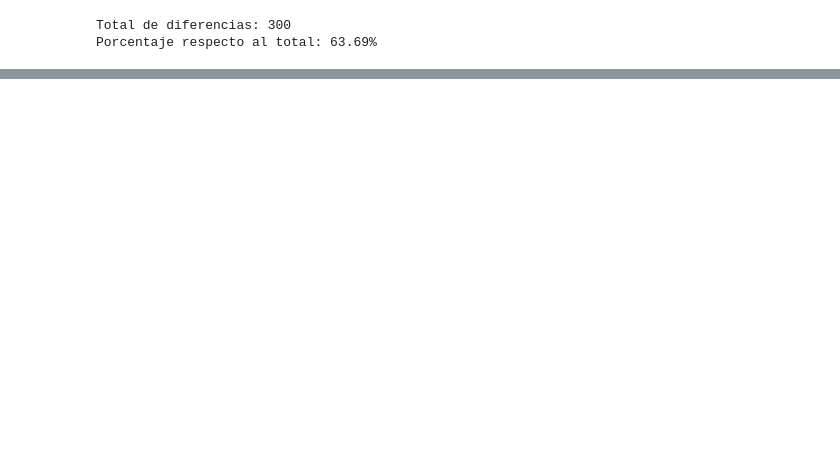
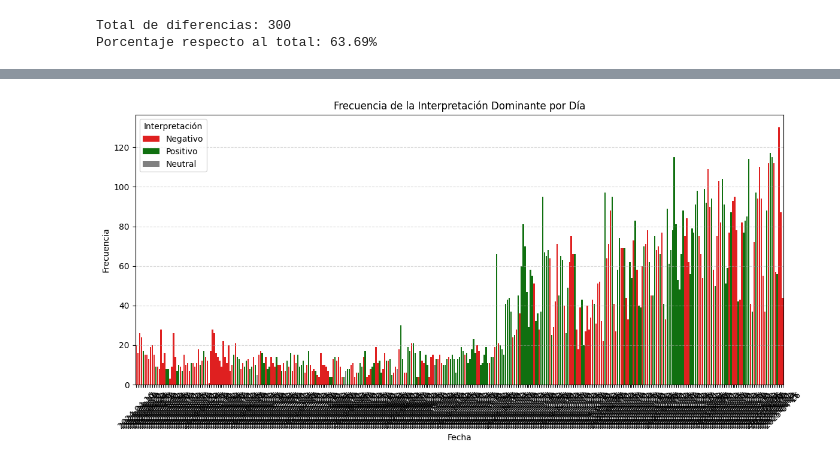
Before and after one commit to lmbsoft/patagonia-scrappers, a Jupyter notebook: fede/analisis_sentimiento_diario.ipynb, the cells around one changed output, grey strips where cells are left out. Cells and saved outputs as stored; diff of their text form; code cells hidden in the pictures; blank space fills up the shorter version.

```diff
--- a/fede/analisis_sentimiento_diario.ipynb
+++ b/fede/analisis_sentimiento_diario.ipynb
@@ -83,0 +107,8 @@ Porcentaje respecto al total: 63.69%
+# %%
+df_filtrado = df_comparado.copy()
+df_filtrado['fecha'] = pd.to_datetime(df_filtrado['fecha'])
+
+fecha_max = df_filtrado['fecha'].max()
+umbral = fecha_max - pd.Timedelta(days=365)
+
+df_filtrado = df_filtrado[df_filtrado['fecha'] >= umbral]
@@ -83,0 +119,30 @@ Porcentaje respecto al total: 63.69%
+# %%
+palette = {
+    'Positivo': 'green',
+    'Negativo': 'red',
+    'Neutral': 'gray'
+}
+
+# Crear el gráfico
+plt.figure(figsize=(12, 6))
+sns.barplot(
+    data=df_filtrado,
+    x='fecha',
+    y='frecuencia',
+    hue='interpretacion_moda',
+    dodge=False,
+    palette=palette
+)
+
+# Estética del gráfico
+plt.xlabel('Fecha')
+plt.ylabel('Frecuencia')
+plt.title('Frecuencia de la Interpretación Dominante por Día')
+plt.xticks(rotation=45)
+plt.legend(title='Interpretación')
+plt.tight_layout()
+plt.grid(axis='y', linestyle='--', alpha=0.5)
+
+plt.show()
+# %% [output]
+[figure, added]
```
Also changed, not shown: parts of 5 cells of this notebook.
